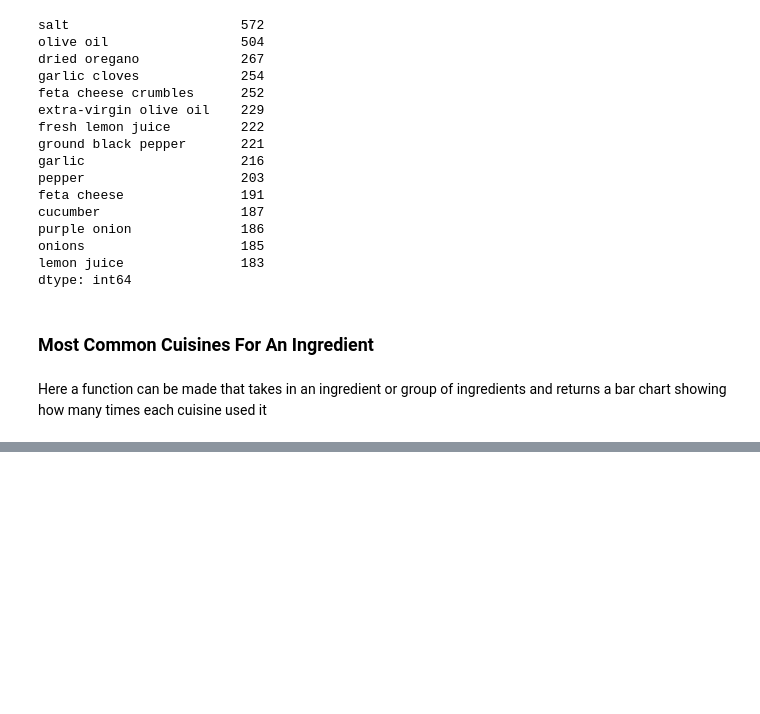
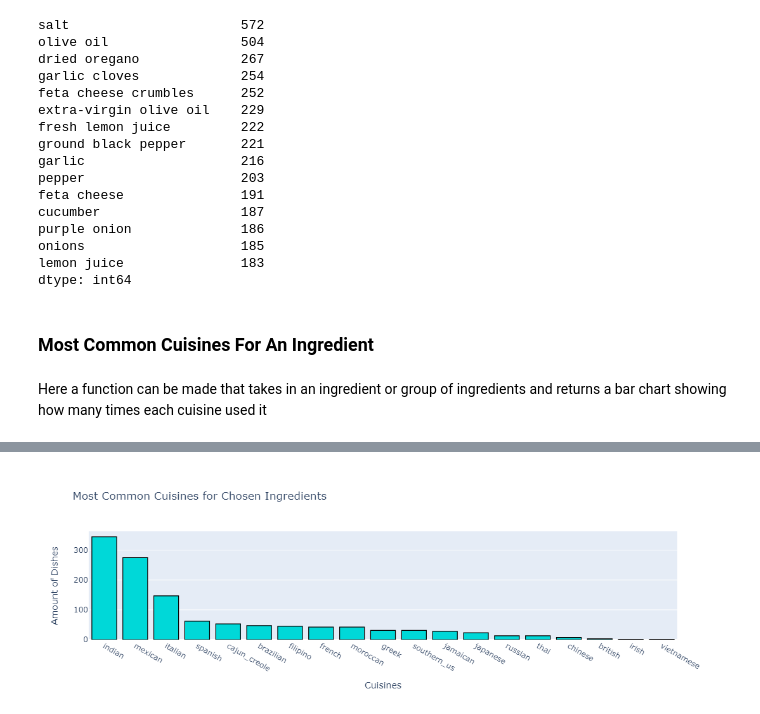
Before and after one commit to josh2894/Josh-Guo-Data-Science, a Jupyter notebook: Foods Project/Foods Project.ipynb, the cells around one changed output, grey strips where cells are left out. Saved outputs shown, nothing was run; the diff lists cells and outputs as text; code cells hidden in the pictures; blank space fills up the shorter version.

```diff
--- a/Foods Project/Foods Project.ipynb
+++ b/Foods Project/Foods Project.ipynb
@@ -387,0 +387,5 @@ def ingredient_top_cuisines(ingredient_list):
+# %%
+# Example 2
+ingredient_top_cuisines(["onions", "tomatoes"])
+# %% [output]
+[figure, added]
```
Also changed, not shown: parts of 5 cells of this notebook.
